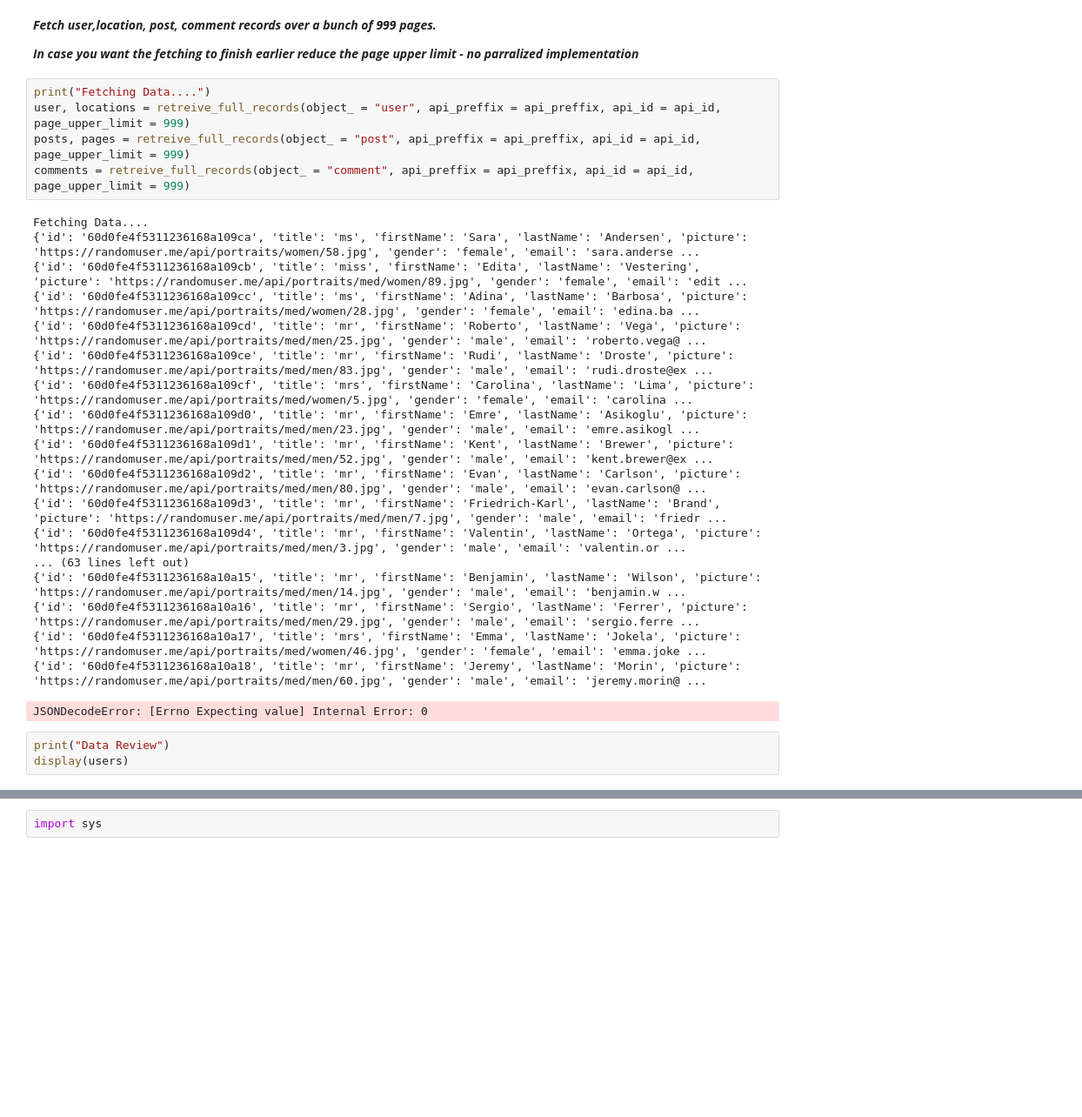
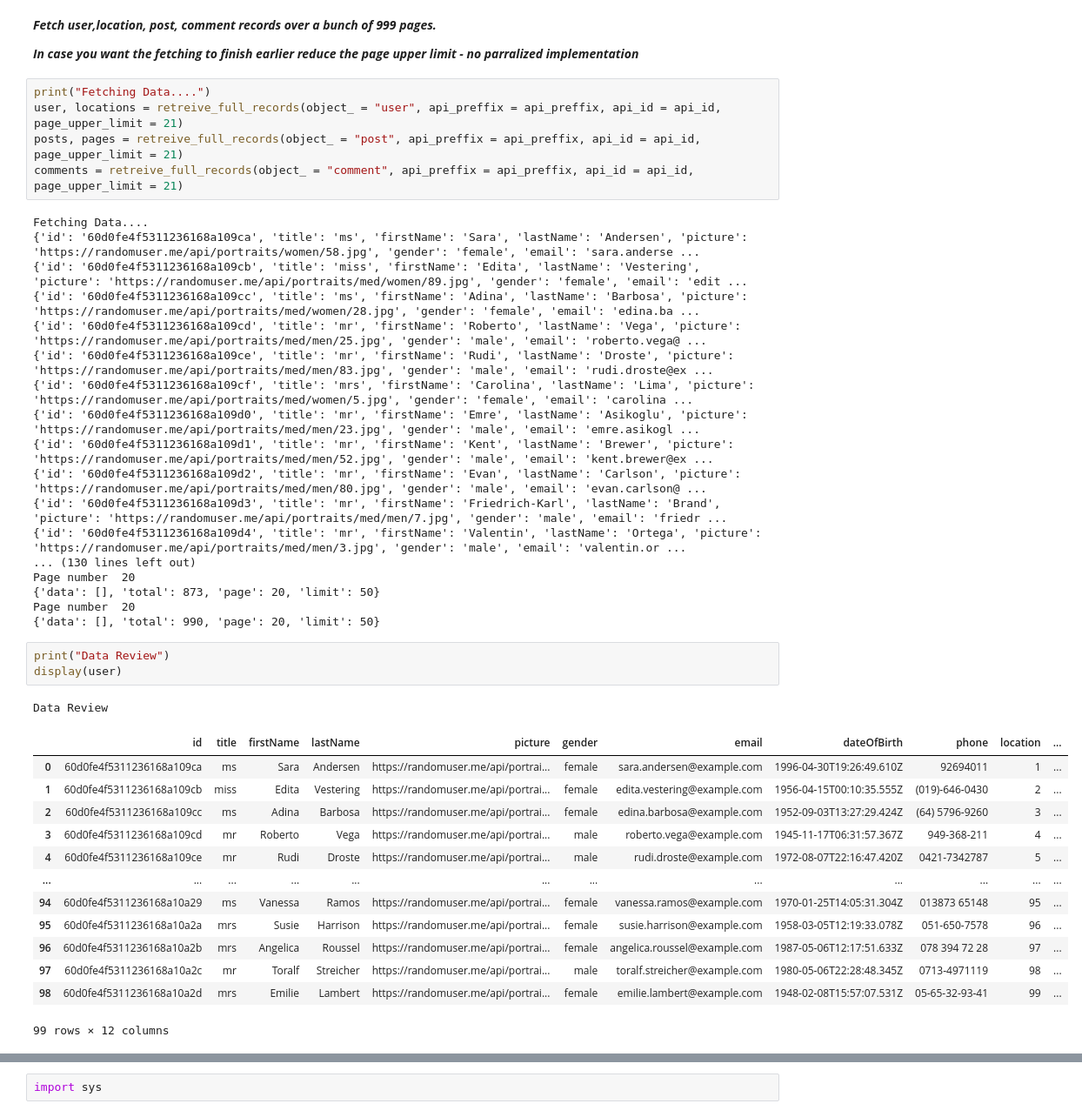
Before and after one commit to cse387/DummyAPIDB, a Jupyter notebook: test.ipynb, the cells around one changed output, grey strips where cells are left out. Shown at 87% size. Drawn from its saved outputs; the diff is of its cells as text; blank space fills up the shorter version.

Commit message:
first_commit

```diff
--- a/test.ipynb
+++ b/test.ipynb
@@ -188,9 +188,9 @@ _**Fetch user,location, post, comment records over a bunch of 999 pages.**_
 _**In case you want the fetching to finish earlier reduce the page upper limit - no parralized implementation**_
 # %%
 print("Fetching Data....")
-user, locations = retreive_full_records(object_ = "user", api_preffix = api_preffix, api_id = api_id, page_upper_limit = 999)
-posts, pages = retreive_full_records(object_ = "post", api_preffix = api_preffix, api_id = api_id, page_upper_limit = 999)
-comments = retreive_full_records(object_ = "comment", api_preffix = api_preffix, api_id = api_id, page_upper_limit = 999)
+user, locations = retreive_full_records(object_ = "user", api_preffix = api_preffix, api_id = api_id, page_upper_limit = 21)
+posts, pages = retreive_full_records(object_ = "post", api_preffix = api_preffix, api_id = api_id, page_upper_limit = 21)
+comments = retreive_full_records(object_ = "comment", api_preffix = api_preffix, api_id = api_id, page_upper_limit = 21)
 # %% [output]
 Fetching Data....
 {'id': '60d0fe4f5311236168a109ca', 'title': 'ms', 'firstName': 'Sara', 'lastName': 'Andersen', 'picture': 'https://randomuser.me/api/portraits/women/58.jpg', 'gender': 'female', 'email': 'sara.anderse ...
@@ -204,15 +204,29 @@ Fetching Data....
 {'id': '60d0fe4f5311236168a109d2', 'title': 'mr', 'firstName': 'Evan', 'lastName': 'Carlson', 'picture': 'https://randomuser.me/api/portraits/med/men/80.jpg', 'gender': 'male', 'email': 'evan.carlson@ ...
 {'id': '60d0fe4f5311236168a109d3', 'title': 'mr', 'firstName': 'Friedrich-Karl', 'lastName': 'Brand', 'picture': 'https://randomuser.me/api/portraits/med/men/7.jpg', 'gender': 'male', 'email': 'friedr ...
 {'id': '60d0fe4f5311236168a109d4', 'title': 'mr', 'firstName': 'Valentin', 'lastName': 'Ortega', 'picture': 'https://randomuser.me/api/portraits/med/men/3.jpg', 'gender': 'male', 'email': 'valentin.or ...
-... (63 lines left out)
-{'id': '60d0fe4f5311236168a10a15', 'title': 'mr', 'firstName': 'Benjamin', 'lastName': 'Wilson', 'picture': 'https://randomuser.me/api/portraits/med/men/14.jpg', 'gender': 'male', 'email': 'benjamin.w ...
-{'id': '60d0fe4f5311236168a10a16', 'title': 'mr', 'firstName': 'Sergio', 'lastName': 'Ferrer', 'picture': 'https://randomuser.me/api/portraits/med/men/29.jpg', 'gender': 'male', 'email': 'sergio.ferre ...
-{'id': '60d0fe4f5311236168a10a17', 'title': 'mrs', 'firstName': 'Emma', 'lastName': 'Jokela', 'picture': 'https://randomuser.me/api/portraits/med/women/46.jpg', 'gender': 'female', 'email': 'emma.joke ...
-{'id': '60d0fe4f5311236168a10a18', 'title': 'mr', 'firstName': 'Jeremy', 'lastName': 'Morin', 'picture': 'https://randomuser.me/api/portraits/med/men/60.jpg', 'gender': 'male', 'email': 'jeremy.morin@ ...
+... (130 lines left out)
+Page number  20
+{'data': [], 'total': 873, 'page': 20, 'limit': 50}
+Page number  20
+{'data': [], 'total': 990, 'page': 20, 'limit': 50}
-JSONDecodeError: [Errno Expecting value] Internal Error: 0
 # %%
 print("Data Review")
-display(users)
+display(user)
+# %% [output]
+Data Review
+|  | id | title | firstName | lastName | picture | gender | email | dateOfBirth | phone | location | ... |
+| 0 | 60d0fe4f5311236168a109ca | ms | Sara | Andersen | https://randomuser.me/api/portrai... | female | sara.andersen@example.com | 1996-04-30T19:26:49.610Z | 92694011 | 1 | ... |
+| 1 | 60d0fe4f5311236168a109cb | miss | Edita | Vestering | https://randomuser.me/api/portrai... | female | edita.vestering@example.com | 1956-04-15T00:10:35.555Z | (019)-646-0430 | 2 | ... |
+| 2 | 60d0fe4f5311236168a109cc | ms | Adina | Barbosa | https://randomuser.me/api/portrai... | female | edina.barbosa@example.com | 1952-09-03T13:27:29.424Z | (64) 5796-9260 | 3 | ... |
+| 3 | 60d0fe4f5311236168a109cd | mr | Roberto | Vega | https://randomuser.me/api/portrai... | male | roberto.vega@example.com | 1945-11-17T06:31:57.367Z | 949-368-211 | 4 | ... |
+| 4 | 60d0fe4f5311236168a109ce | mr | Rudi | Droste | https://randomuser.me/api/portrai... | male | rudi.droste@example.com | 1972-08-07T22:16:47.420Z | 0421-7342787 | 5 | ... |
+| ... | ... | ... | ... | ... | ... | ... | ... | ... | ... | ... | ... |
+| 94 | 60d0fe4f5311236168a10a29 | ms | Vanessa | Ramos | https://randomuser.me/api/portrai... | female | vanessa.ramos@example.com | 1970-01-25T14:05:31.304Z | 013873 65148 | 95 | ... |
+| 95 | 60d0fe4f5311236168a10a2a | mrs | Susie | Harrison | https://randomuser.me/api/portrai... | female | susie.harrison@example.com | 1958-03-05T12:19:33.078Z | 051-650-7578 | 96 | ... |
+| 96 | 60d0fe4f5311236168a10a2b | mrs | Angelica | Roussel | https://randomuser.me/api/portrai... | female | angelica.roussel@example.com | 1987-05-06T12:17:51.633Z | 078 394 72 28 | 97 | ... |
+| 97 | 60d0fe4f5311236168a10a2c | mr | Toralf | Streicher | https://randomuser.me/api/portrai... | male | toralf.streicher@example.com | 1980-05-06T22:28:48.345Z | 0713-4971119 | 98 | ... |
+| 98 | 60d0fe4f5311236168a10a2d | mrs | Emilie | Lambert | https://randomuser.me/api/portrai... | female | emilie.lambert@example.com | 1948-02-08T15:57:07.531Z | 05-65-32-93-41 | 99 | ... |
+99 rows × 12 columns
 # %%
 print("Locations Frame")
 display(locations)
```
Also changed, not shown: parts of 16 cells of this notebook.
